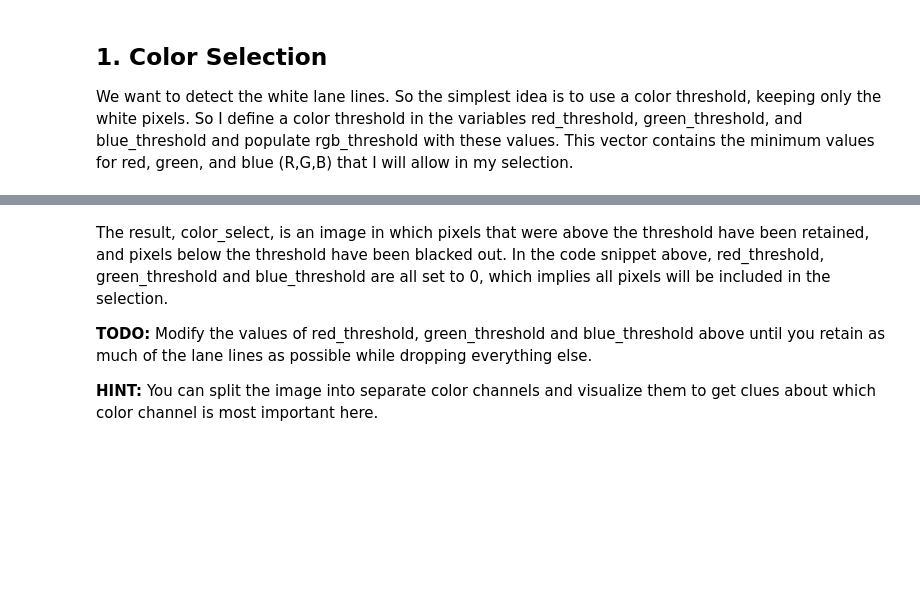
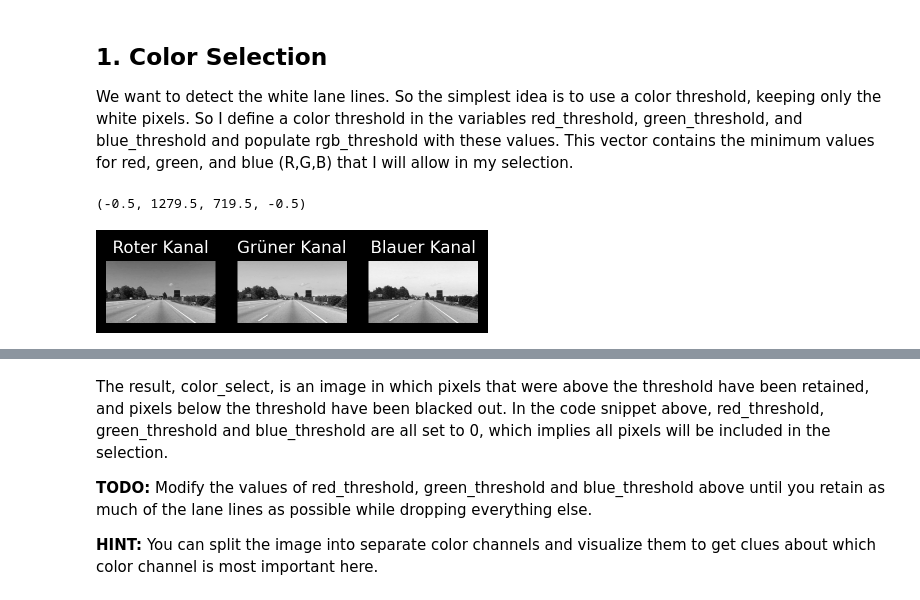
Before and after one commit to hai5rt/MMA-Mustererkennung, a Jupyter notebook: 3 Hough - Transformation/Exercise_Hough__starter.ipynb, the cells around one changed output, grey strips where cells are left out. Drawn from its saved outputs; the diff is of its cells as text; code cells hidden in the pictures; blank space fills up the shorter version.

```diff
--- a/3 Hough - Transformation/Exercise_Hough__starter.ipynb
+++ b/3 Hough - Transformation/Exercise_Hough__starter.ipynb
@@ -32,6 +39,23 @@ plt.imshow(gray, cmap='gray')
 ## 1. Color Selection
 
 We want to detect the white lane lines. So the simplest idea is to use a color threshold, keeping only the white pixels. So I define a color threshold in the variables red_threshold, green_threshold, and blue_threshold and populate rgb_threshold with these values. This vector contains the minimum values for red, green, and blue (R,G,B) that I will allow in my selection.
+# %%
+# YOUR CODE GOES HERE
+
+img_R, img_G, img_B = cv2.split(image)
+fig, (ax1, ax2, ax3) = plt.subplots(1,3)
+ax1.imshow(img_R, cmap='gray')
+ax1.set_title("Roter Kanal")
+ax1.axis("off")
+ax2.imshow(img_G, cmap='gray')
+ax2.set_title("Grüner Kanal")
+ax2.axis("off")
+ax3.imshow(img_B, cmap='gray')
+ax3.set_title("Blauer Kanal")
+ax3.axis("off")
+# %% [output]
+(-0.5, 1279.5, 719.5, -0.5)
+[figure, added]
 # %%
 # Grab the x and y size and make a copy of the image
 ysize = image.shape[0]
```
Also changed, not shown: parts of 3 cells of this notebook.
